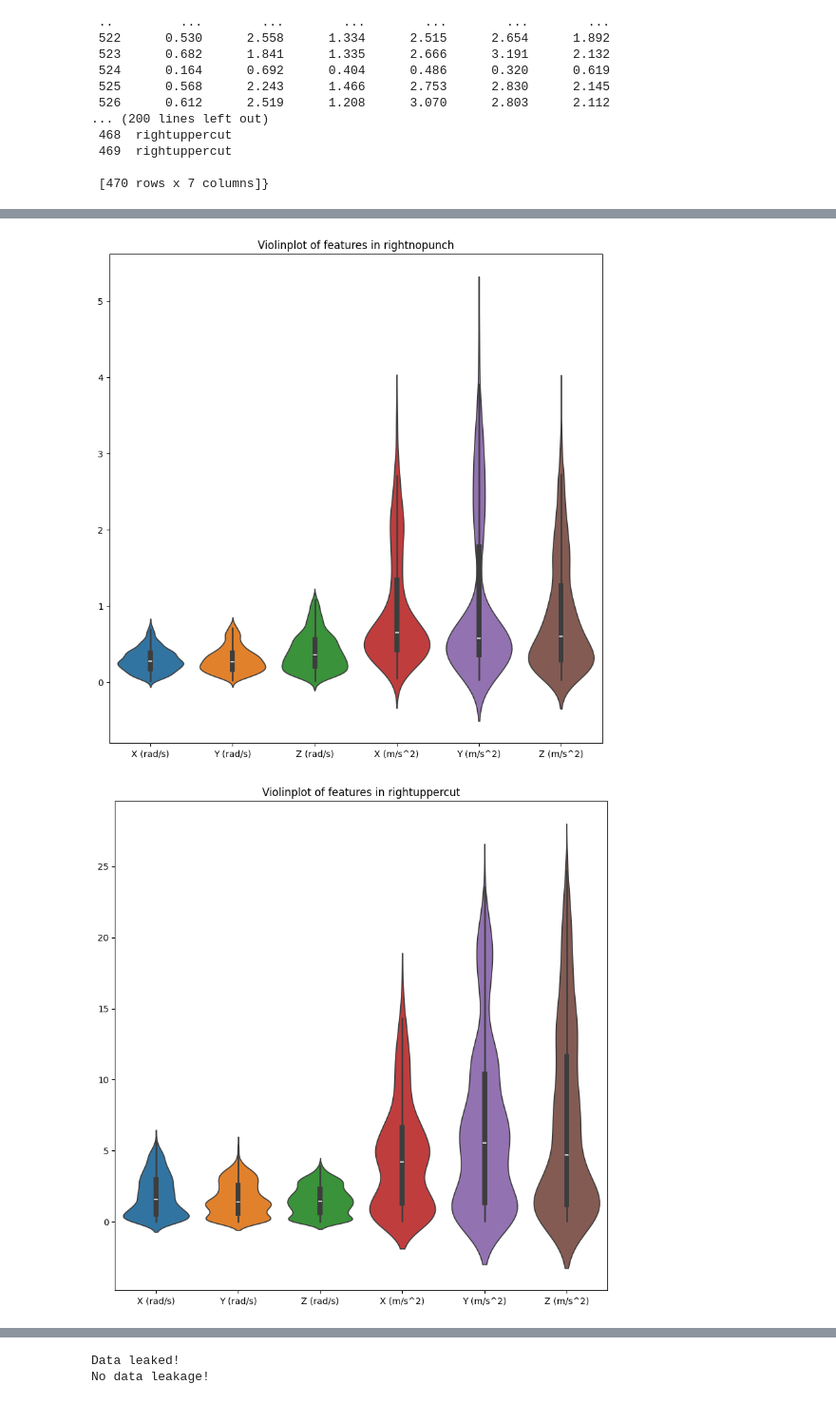
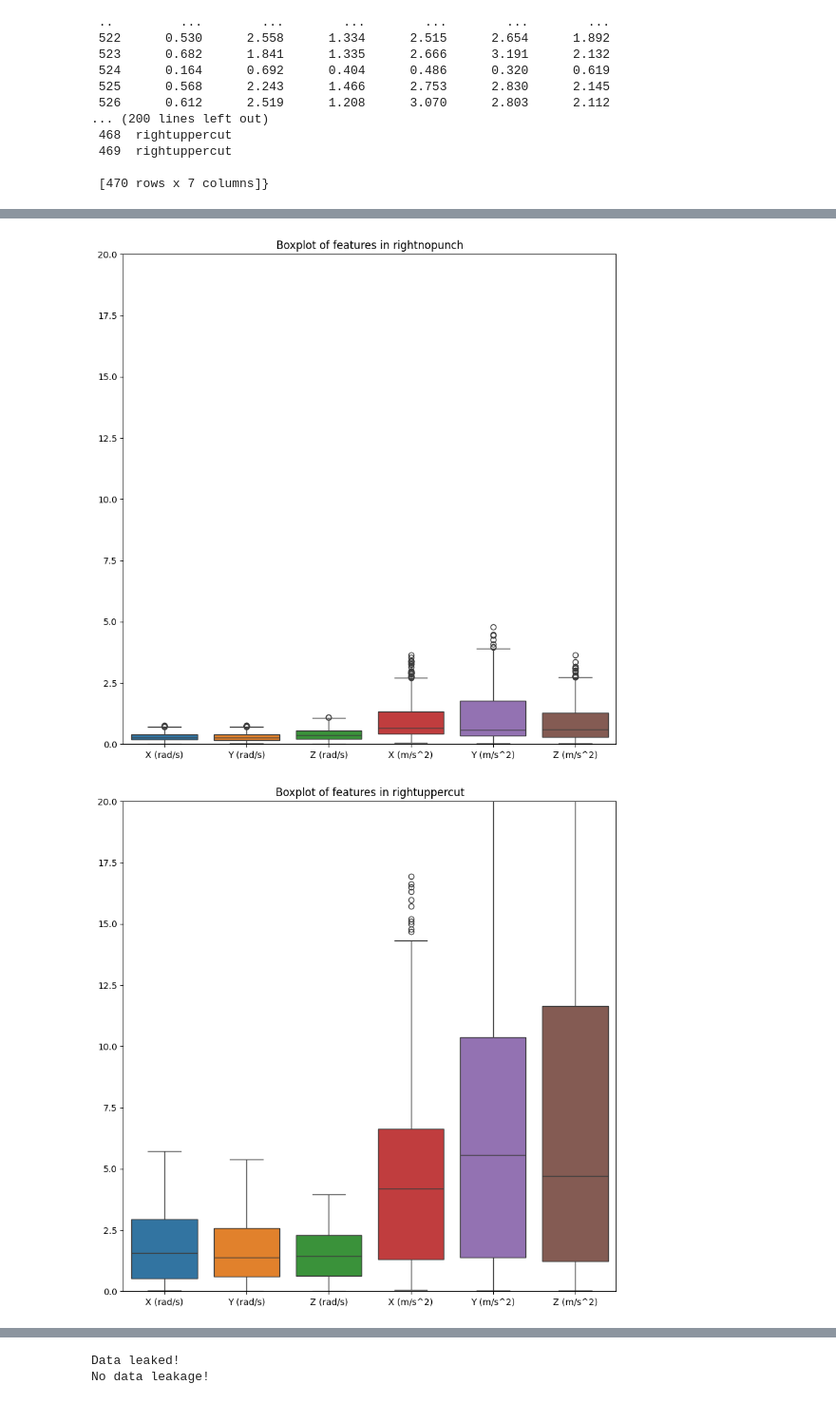
Before and after one commit to BruceLeo99/MLQS-VU-Project-Tyson, a Jupyter notebook: KNN.ipynb, the cells around one changed output, grey strips where cells are left out. Shown at 95% size. Drawn from its saved outputs; the diff is of its cells as text; code cells hidden in the pictures.

```diff
--- a/KNN.ipynb
+++ b/KNN.ipynb
@@ -268,6 +268,7 @@ def boxplot_feature(df, punch_type, figsize = (10,10), show_dist = False, savefi
     if show_dist:
 
         plt.figure(figsize=figsize)
+        plt.ylim(0,20)
         sns.violinplot(df_copy)
         plt.title(f"Violinplot of features in {punch_type}")
 
@@ -276,6 +277,7 @@ def boxplot_feature(df, punch_type, figsize = (10,10), show_dist = False, savefi
 
     else:
         plt.figure(figsize=figsize)
+        plt.ylim(0,20)
         sns.boxplot(df_copy)
         plt.title(f"Boxplot of features in {punch_type}")
 
@@ -531,5 +538,5 @@ for df_name, df_content in dict_df_transformed_100.items():
 # Some new outliers were created indeed after the removal. But comparing to the previous one, it looks much much cleaner already!
 
 for df_name, df_content in dict_transformed_50_clean.items():
-    boxplot_feature(df_content, df_name, show_dist=True)
+    boxplot_feature(df_content, df_name, show_dist=False)
 # %% [output]
@@ -542,5 +549,5 @@ for df_name, df_content in dict_transformed_50_clean.items():
-[figure, old version]
+[figure, new version]
-[figure, old version]
+[figure, new version]
 # %%
 for df_name, df_content in dict_transformed_100_clean.items():
     boxplot_feature(df_content, df_name)
```
Also changed, not shown: parts of 11 cells of this notebook, 20 other files.
